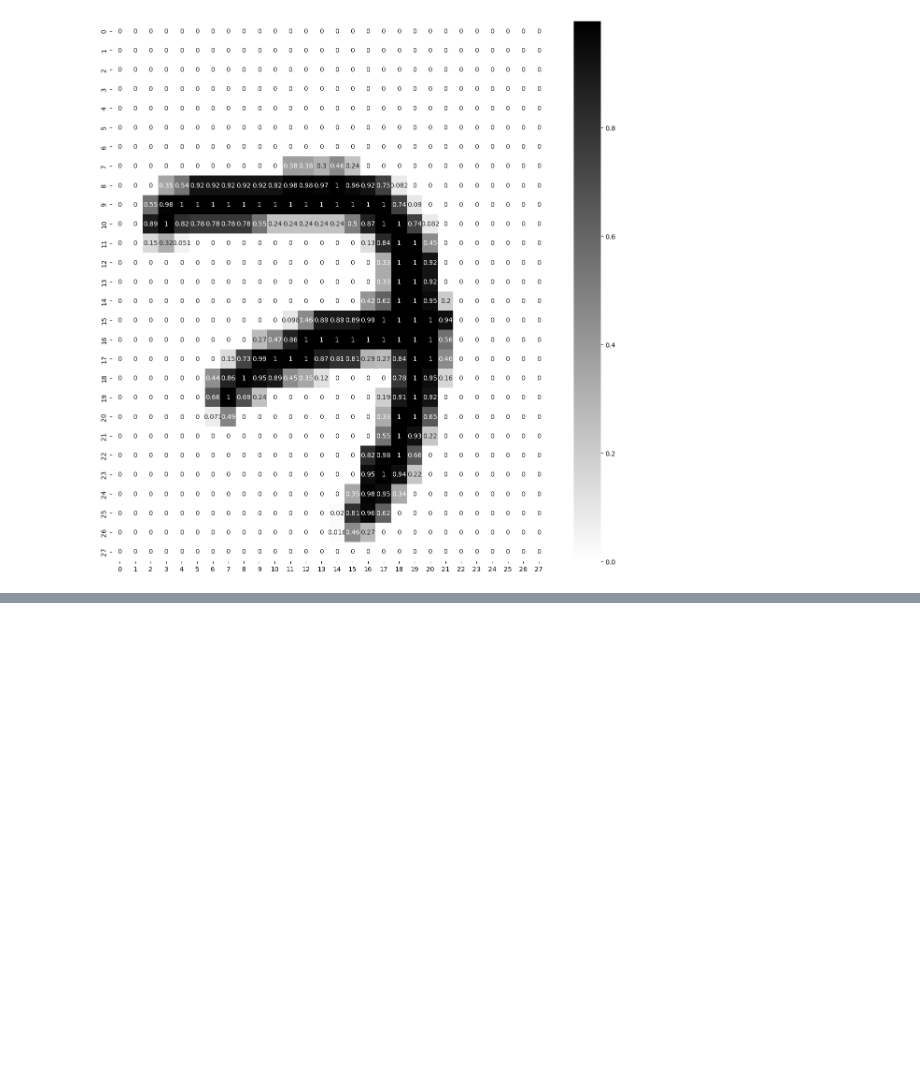
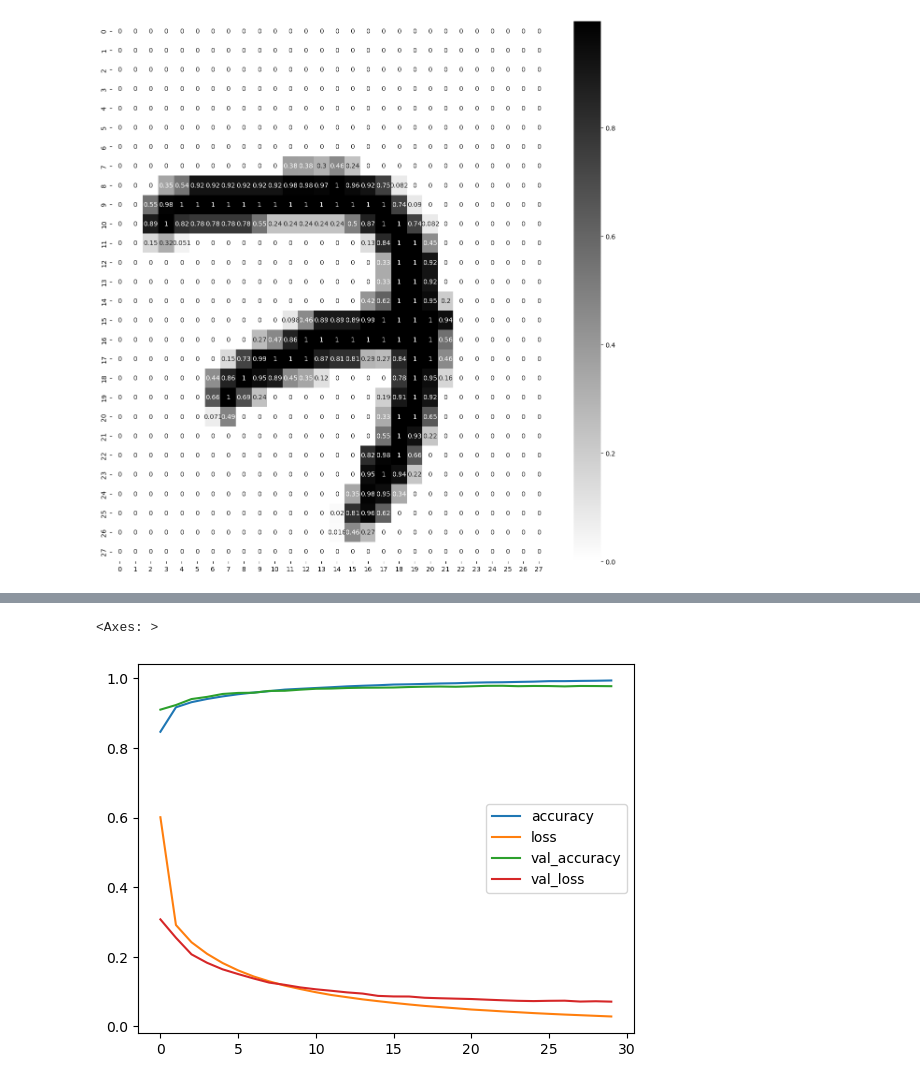
Before and after one commit to DragonKrissash/DataScience-Masters, a Jupyter notebook: Class Work/04 - Neural Networks/02 - Activation function/ANN.ipynb, the cells around one changed output, grey strips where cells are left out. Saved outputs shown, nothing was run; the diff lists cells and outputs as text; code cells hidden in the pictures; blank space fills up the shorter version.

```diff
--- a/Class Work/04 - Neural Networks/02 - Activation function/ANN.ipynb
+++ b/Class Work/04 - Neural Networks/02 - Activation function/ANN.ipynb
@@ -81,3 +78,11 @@ sns.heatmap(Xtr[0],annot=True,cmap='binary')
 # %% [output]
 <Axes: >
 [figure]
+# %%
+LAYERS=[
+        tf.keras.layers.Flatten(input_shape=[28,28],name='inputLayer'),
+        tf.keras.layers.Dense(300,activation='relu',name='hiddenLayer1'),
+        tf.keras.layers.Dense(100,activation='relu',name='hiddenLayer2'),
+        tf.keras.layers.Dense(10,activation='softmax',name='outputLayer')
+]
+model_clf=tf.keras.models.Sequential(LAYERS)
@@ -83,0 +146,11 @@ sns.heatmap(Xtr[0],annot=True,cmap='binary')
+# %%
+LOSS_FUNCTION='sparse_categorical_crossentropy'
+OPTIMIZER="SGD" #USED for gradient descent to reduce error
+METRICS=['accuracy']
+model_clf.compile(loss=LOSS_FUNCTION,
+                 optimizer=OPTIMIZER,
+                 metrics=METRICS)
+# %%
+EPOCHS=30
+VALIDATION_SET=(Xval,yval)
+history=model_clf.fit(Xtr,ytr,epochs=EPOCHS,validation_data=VALIDATION_SET,batch_size=32)
@@ -83,0 +175,5 @@ sns.heatmap(Xtr[0],annot=True,cmap='binary')
+# %%
+pd.DataFrame(history.history).plot()
+# %% [output]
+<Axes: >
+[figure, added]
```
Also changed, not shown: parts of 17 cells of this notebook.
